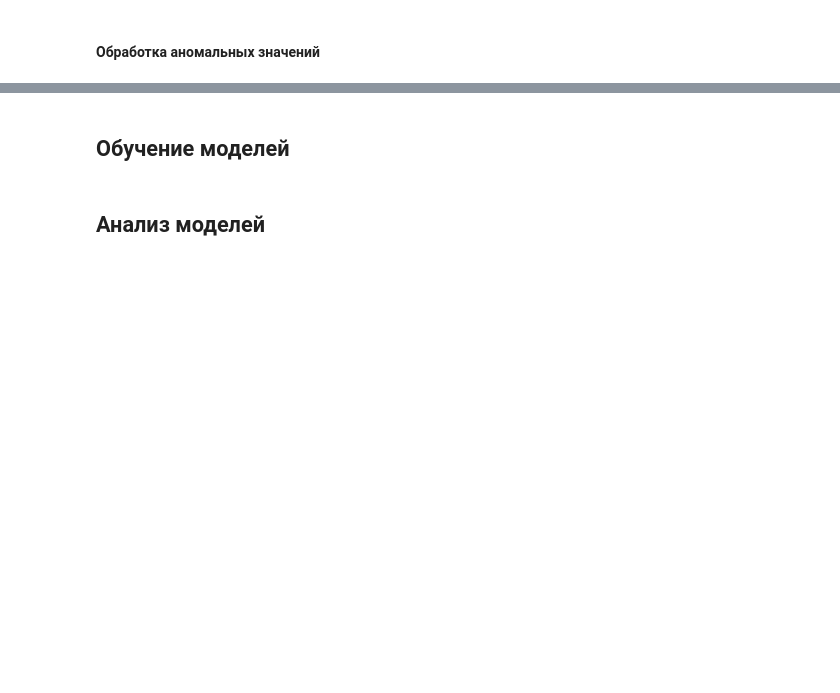
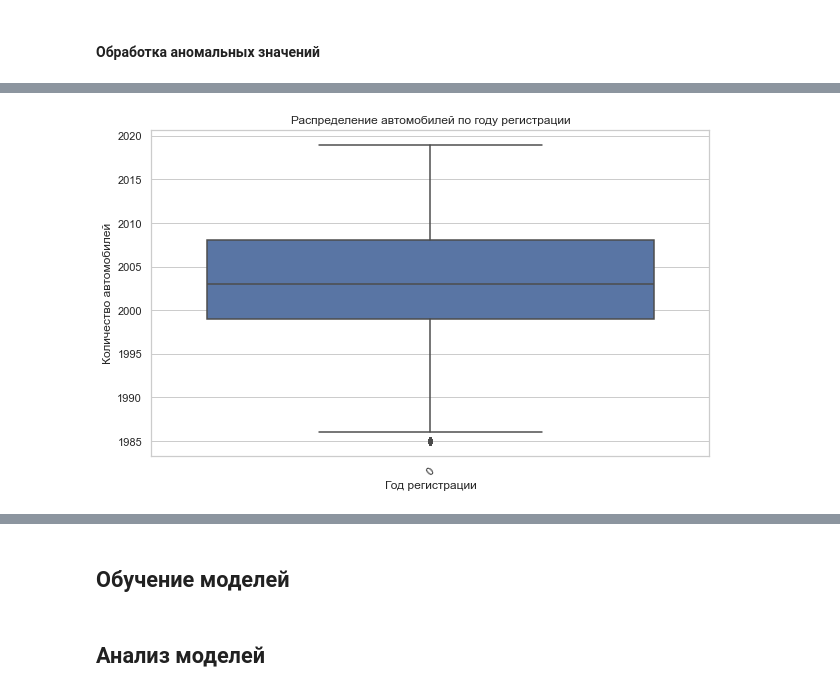
Before and after one commit to EPrutskoy/Car-Service-Yndex-Project, a Jupyter notebook: c71922ff-725e-49ec-bb47-35977b79edc9.ipynb, the cells around one changed output, grey strips where cells are left out. Drawn from its saved outputs; the diff is of its cells as text; code cells hidden in the pictures; blank space fills up the shorter version.

```diff
--- a/c71922ff-725e-49ec-bb47-35977b79edc9.ipynb
+++ b/c71922ff-725e-49ec-bb47-35977b79edc9.ipynb
@@ -286,0 +456,2 @@ data.describe()
+# %%
+data = data[(data['registration_year'] >= 1985) & (data['registration_year'] <= 2024)]
@@ -286,0 +464,11 @@ data.describe()
+# %%
+sns.set(style="whitegrid")
+plt.figure(figsize=(10, 6))
+sns.boxplot(data['registration_year'])
+plt.title('Распределение автомобилей по году регистрации')
+plt.xlabel('Год регистрации')
+plt.ylabel('Количество автомобилей')
+plt.xticks(rotation=45)
+plt.show()
+# %% [output]
+[figure, added]
```
Also changed, not shown: parts of 30 cells of this notebook.
